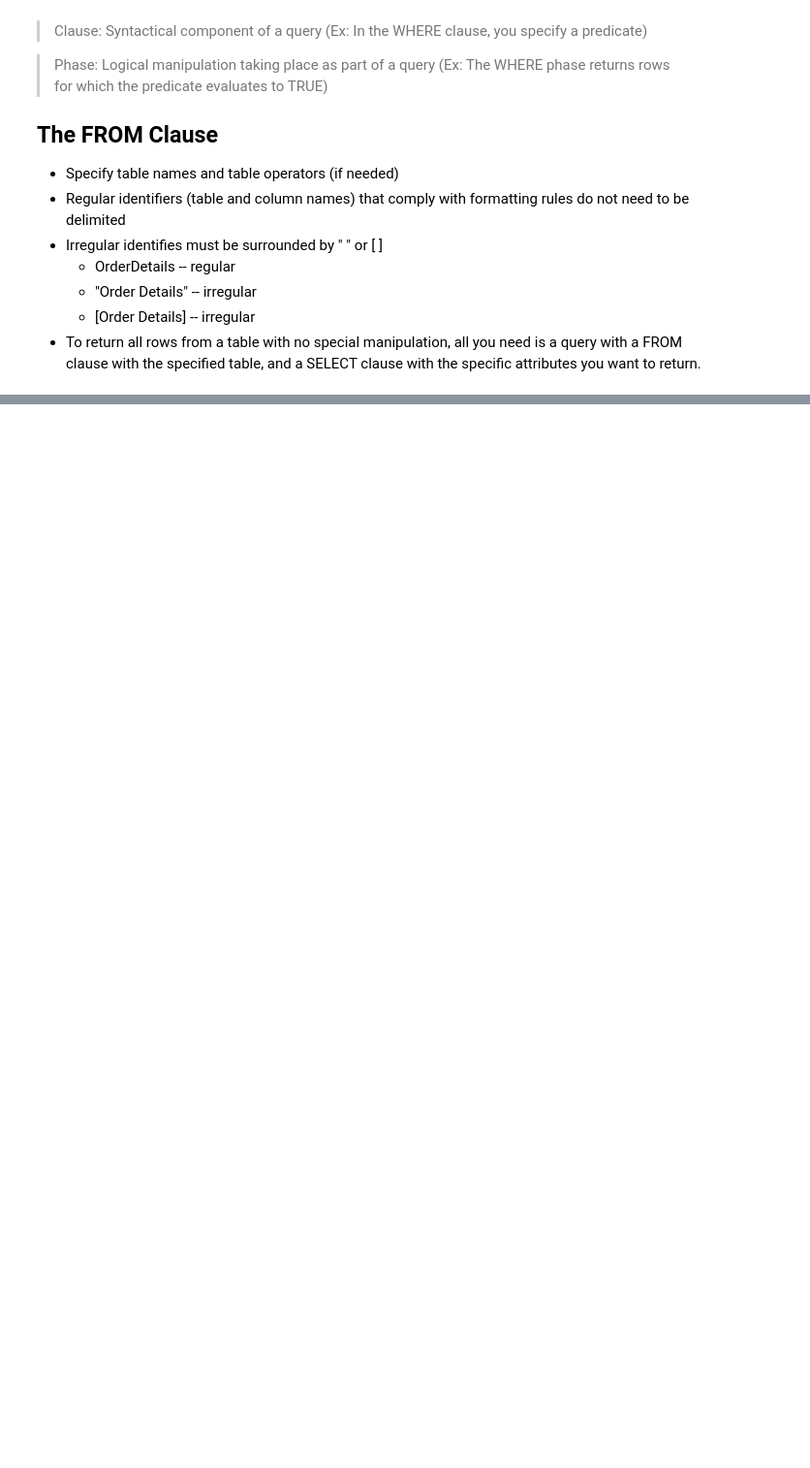
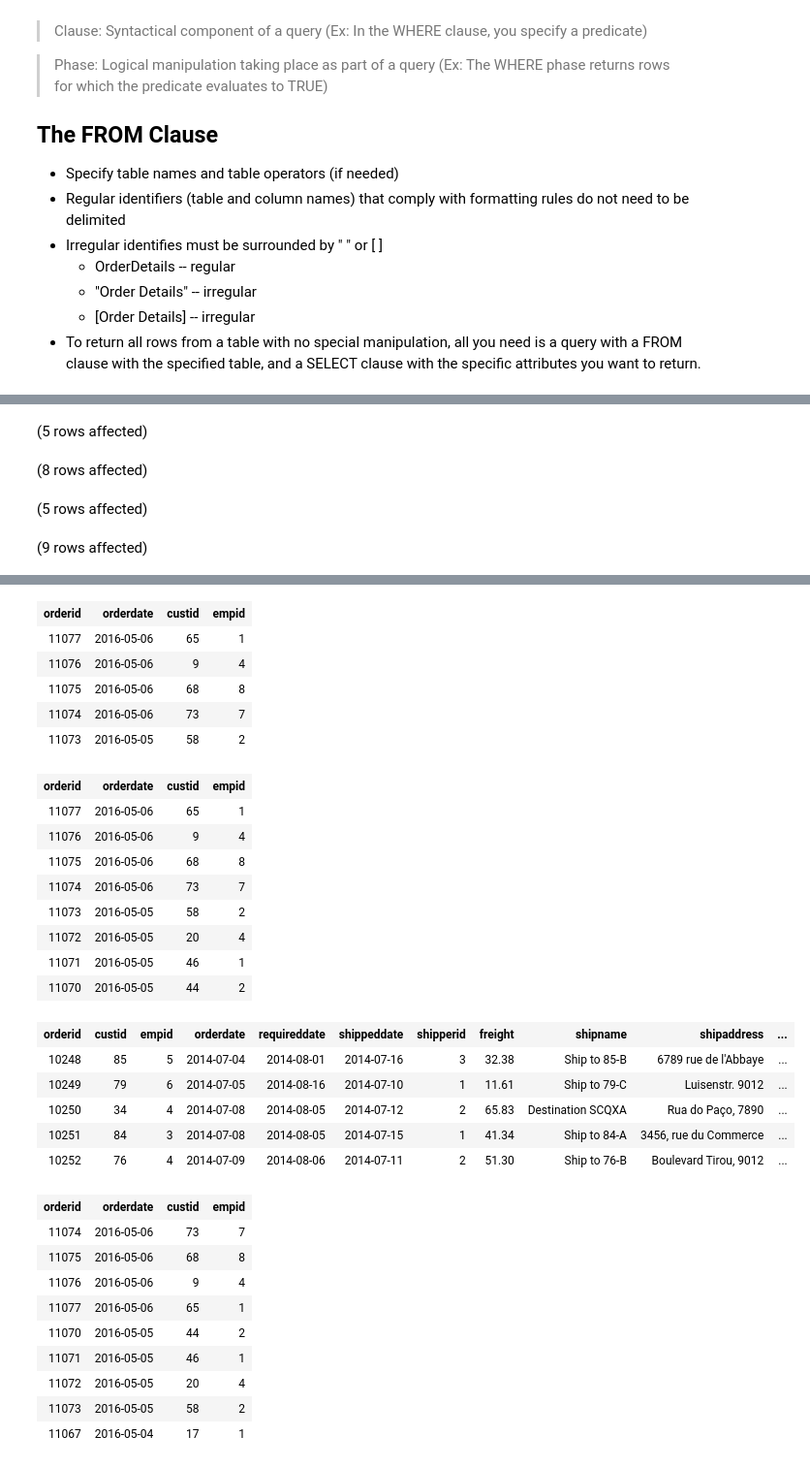
Before and after one commit to nareyes/education, a Jupyter notebook: fundamental_sql_server/single_table_queries.ipynb, the cells around one changed output, grey strips where cells are left out. Shown at 97% size. Cells and saved outputs as stored; diff of their text form; code cells hidden in the pictures; blank space fills up the shorter version.

```diff
--- a/fundamental_sql_server/single_table_queries.ipynb
+++ b/fundamental_sql_server/single_table_queries.ipynb
@@ -59,0 +233,34 @@ Total execution time: 00:00:00.114
+# %%
+USE TSQLV4;
+
+SELECT TOP (5)
+    orderid,
+    orderdate,
+    custid,
+    empid
+FROM Sales.Orders
+ORDER BY orderdate DESC; -- returns 5 rows
+
+SELECT TOP (5) WITH TIES
+    orderid,
+    orderdate,
+    custid,
+    empid
+FROM Sales.Orders
+ORDER BY orderdate DESC; -- returns 8 rows due to duplicate orderdate results
+
+SELECT TOP (5) *
+FROM Sales.Orders; -- this query can be used to explore the table without pulling all rows
+
+SELECT TOP (1) PERCENT
+    orderid,
+    orderdate,
+    custid,
+    empid
+FROM Sales.Orders
+ORDER BY orderdate DESC;
+# %% [output]
+(5 rows affected)
+(8 rows affected)
+(5 rows affected)
+(9 rows affected)
@@ -59,0 +268,31 @@ Total execution time: 00:00:00.114
+| orderid | orderdate | custid | empid |
+| 11077 | 2016-05-06 | 65 | 1 |
+| 11076 | 2016-05-06 | 9 | 4 |
+| 11075 | 2016-05-06 | 68 | 8 |
+| 11074 | 2016-05-06 | 73 | 7 |
+| 11073 | 2016-05-05 | 58 | 2 |
+| orderid | orderdate | custid | empid |
+| 11077 | 2016-05-06 | 65 | 1 |
+| 11076 | 2016-05-06 | 9 | 4 |
+| 11075 | 2016-05-06 | 68 | 8 |
+| 11074 | 2016-05-06 | 73 | 7 |
+| 11073 | 2016-05-05 | 58 | 2 |
+| 11072 | 2016-05-05 | 20 | 4 |
+| 11071 | 2016-05-05 | 46 | 1 |
+| 11070 | 2016-05-05 | 44 | 2 |
+| orderid | custid | empid | orderdate | requireddate | shippeddate | shipperid | freight | shipname | shipaddress | ... |
+| 10248 | 85 | 5 | 2014-07-04 | 2014-08-01 | 2014-07-16 | 3 | 32.38 | Ship to 85-B | 6789 rue de l'Abbaye | ... |
+| 10249 | 79 | 6 | 2014-07-05 | 2014-08-16 | 2014-07-10 | 1 | 11.61 | Ship to 79-C | Luisenstr. 9012 | ... |
+| 10250 | 34 | 4 | 2014-07-08 | 2014-08-05 | 2014-07-12 | 2 | 65.83 | Destination SCQXA | Rua do Paço, 7890 | ... |
+| 10251 | 84 | 3 | 2014-07-08 | 2014-08-05 | 2014-07-15 | 1 | 41.34 | Ship to 84-A | 3456, rue du Commerce | ... |
+| 10252 | 76 | 4 | 2014-07-09 | 2014-08-06 | 2014-07-11 | 2 | 51.30 | Ship to 76-B | Boulevard Tirou, 9012 | ... |
+| orderid | orderdate | custid | empid |
+| 11074 | 2016-05-06 | 73 | 7 |
+| 11075 | 2016-05-06 | 68 | 8 |
+| 11076 | 2016-05-06 | 9 | 4 |
+| 11077 | 2016-05-06 | 65 | 1 |
+| 11070 | 2016-05-05 | 44 | 2 |
+| 11071 | 2016-05-05 | 46 | 1 |
+| 11072 | 2016-05-05 | 20 | 4 |
+| 11073 | 2016-05-05 | 58 | 2 |
+| 11067 | 2016-05-04 | 17 | 1 |
```
Also changed, not shown: parts of 28 cells of this notebook, 2 other files.
